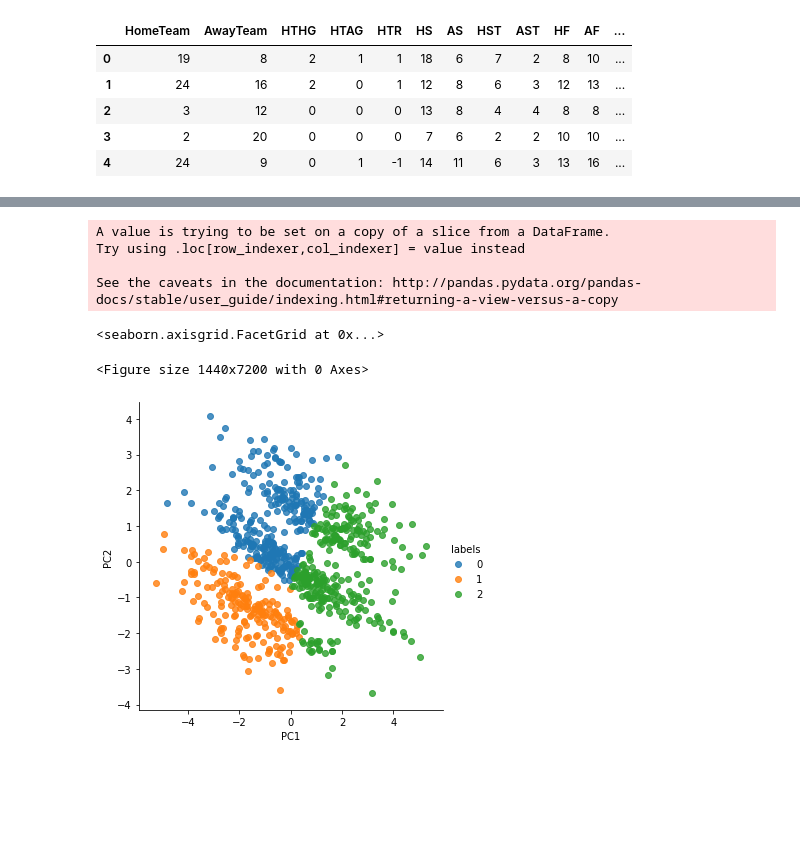
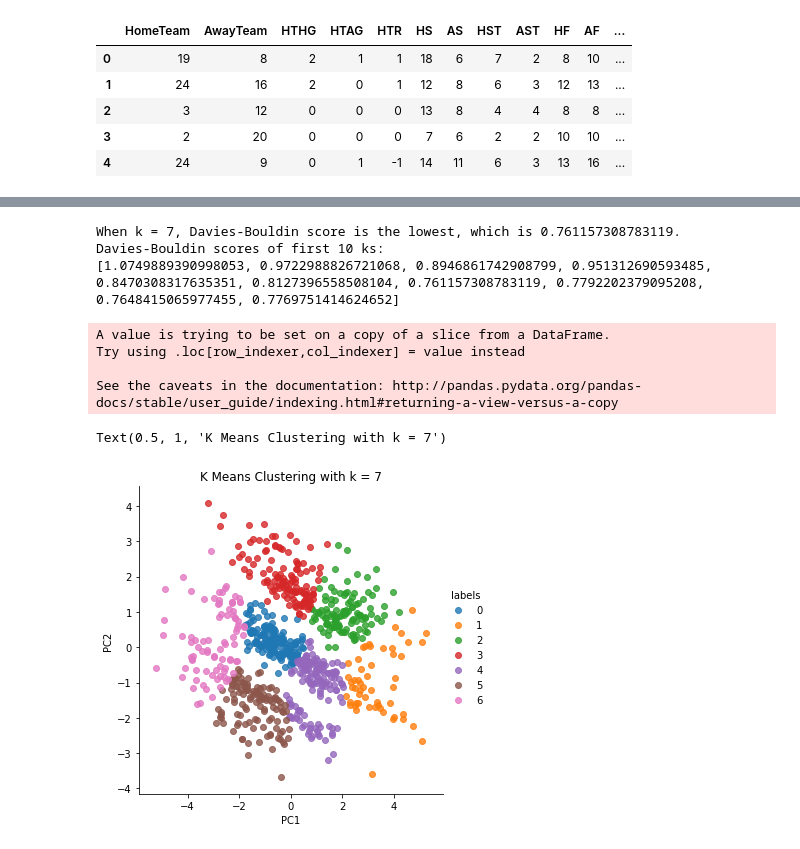
Before and after one commit to SonAlexLe/Data-Project, a Jupyter notebook: Data_Project.ipynb, the cells around one changed output, grey strips where cells are left out. Saved outputs shown, nothing was run; the diff lists cells and outputs as text; code cells hidden in the pictures; blank space fills up the shorter version.

```diff
--- a/Data_Project.ipynb
+++ b/Data_Project.ipynb
@@ -96,5 +105,0 @@ plt.show()
-# %%
-kmeans = KMeans(3)
-concac = kmeans.fit_predict(pca_df[['PC1','PC2']])
-concac1 = pd.DataFrame(concac)
-concac1
@@ -115,13 +106,33 @@ concac1
-# %%
-df5= pca_df[['PC1','PC2']]
-df5['labels']=concac1
-plt.figure(figsize = (20,100))
-sns.lmplot(x='PC1',y='PC2',data=df5,fit_reg=False,hue='labels')
-# %% [output]
-A value is trying to be set on a copy of a slice from a DataFrame.
-Try using .loc[row_indexer,col_indexer] = value instead
-
-See the caveats in the documentation: http://pandas.pydata.org/pandas-docs/stable/user_guide/indexing.html#returning-a-view-versus-a-copy
-<seaborn.axisgrid.FacetGrid at 0x...>
-<Figure size 1440x7200 with 0 Axes>
-[figure, removed]
+# %%
+scores = []
+for i in range(2, 50):
+  kmeans = KMeans(n_clusters=i)
+  clustered_data = pd.DataFrame(kmeans.fit_predict(pca_df[['PC1','PC2']]))
+  transformed_df = pca_df[['PC1','PC2']]
+  # score = silhouette_score(transformed_df, np.ravel(clustered_data))
+  # score = silhouette_score(pairwise_distances(transformed_df), np.ravel(clustered_data))
+  score = davies_bouldin_score(transformed_df, np.ravel(clustered_data))
+  scores.append(score)
+# bestk = np.argmax(scores) + 1
+bestk = np.argmin(scores) + 1
+# print(f'When k = {bestk}, the Silhouette score is the highest, which is {scores[bestk-1]}.')
+print(f'When k = {bestk}, Davies-Bouldin score is the lowest, which is {scores[bestk-1]}.')
+print('Davies-Bouldin scores of first 10 ks:')
+print(scores[0:10])
+kmeans = KMeans(n_clusters=bestk)
+clustered_data = pd.DataFrame(kmeans.fit_predict(pca_df[['PC1','PC2']]))
+transformed_df = pca_df[['PC1','PC2']]
+transformed_df['labels'] = clustered_data
+sns.lmplot('PC1', 'PC2' ,data=transformed_df.loc[:,('PC1','PC2','labels')],fit_reg=False,hue='labels')
+ax = plt.gca()
+ax.set_title(f"K Means Clustering with k = {bestk}")
+# %% [output]
+When k = 7, Davies-Bouldin score is the lowest, which is 0.761157308783119.
+Davies-Bouldin scores of first 10 ks:
+[1.0749889390998053, 0.9722988826721068, 0.8946861742908799, 0.951312690593485, 0.8470308317635351, 0.8127396558508104, 0.761157308783119, 0.7792202379095208, 0.7648415065977455, 0.7769751414624652]
+A value is trying to be set on a copy of a slice from a DataFrame.
+Try using .loc[row_indexer,col_indexer] = value instead
+
+See the caveats in the documentation: http://pandas.pydata.org/pandas-docs/stable/user_guide/indexing.html#returning-a-view-versus-a-copy
+Text(0.5, 1, 'K Means Clustering with k = 7')
+[figure, added]
```
Also changed, not shown: parts of 26 cells of this notebook.
